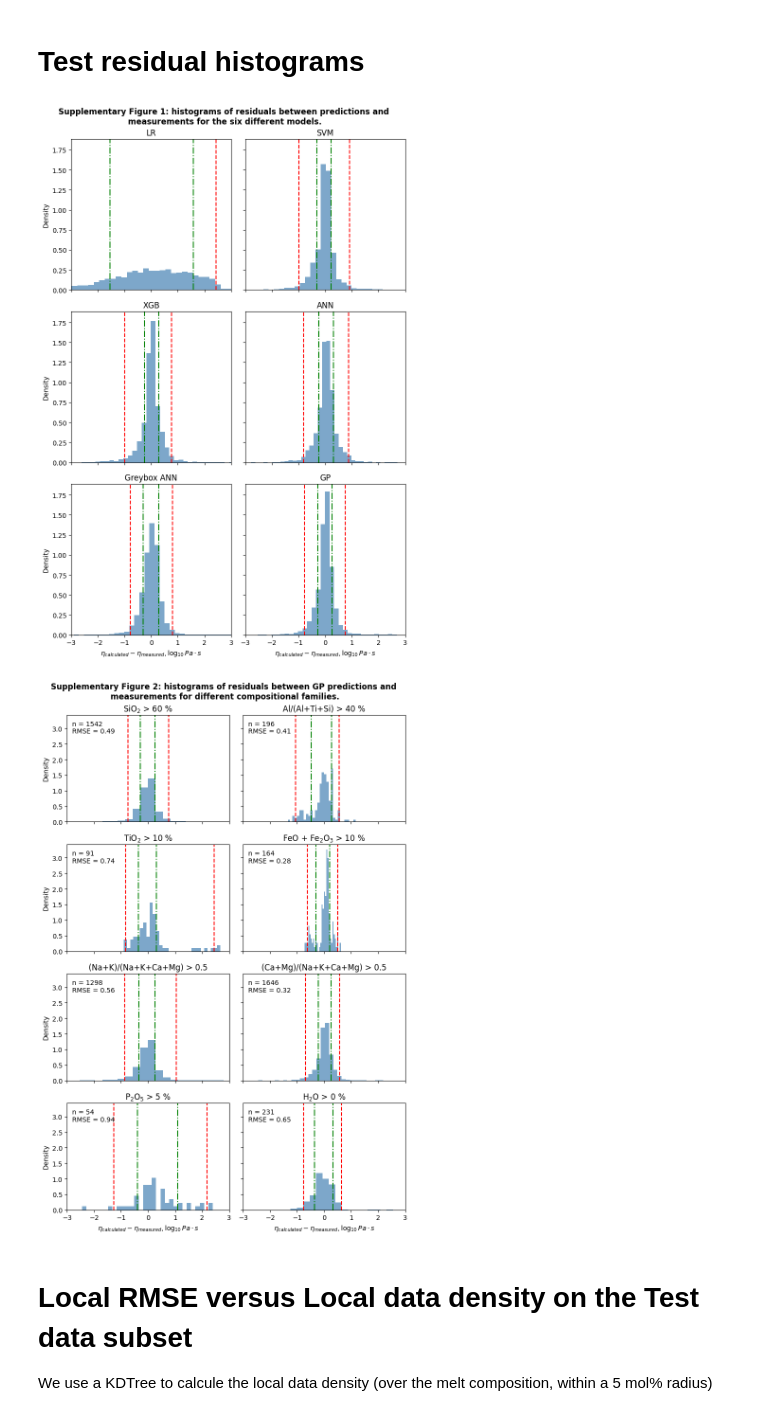
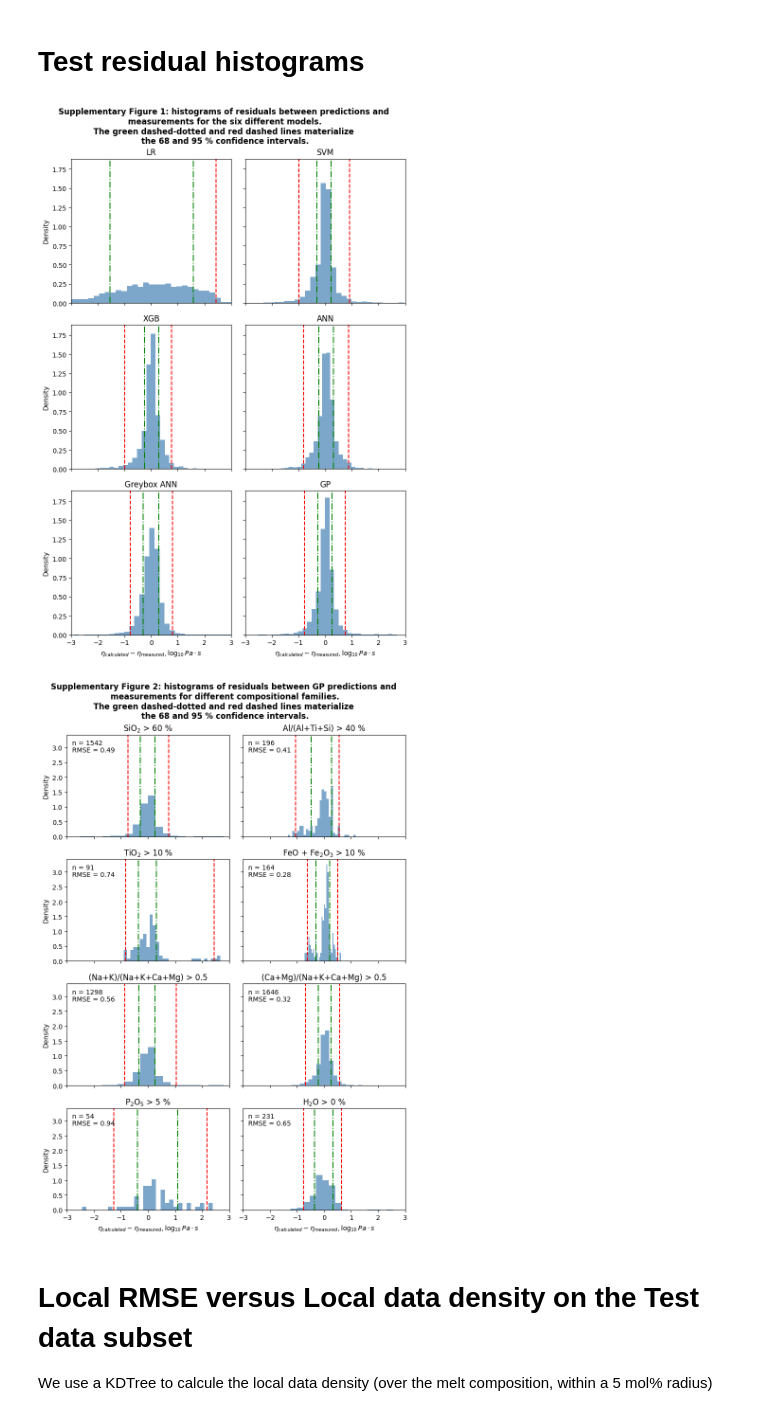
Before and after one commit to charlesll/gpvisc, a Jupyter notebook: code_paper_EPSL/7_performance_models.ipynb, the cells around one changed output. Saved outputs shown, nothing was run; the diff lists cells and outputs as text; code cells hidden in the pictures.

```diff
--- a/code_paper_EPSL/7_performance_models.ipynb
+++ b/code_paper_EPSL/7_performance_models.ipynb
@@ -343,7 +342,7 @@ handles, labels = axes[0].get_legend_handles_labels()
 #fig.legend(handles, labels, loc='upper center', ncol=4, fontsize='small', bbox_to_anchor=(0.5, 0.98))
 
 # Improve layout
-plt.suptitle("Supplementary Figure 1: histograms of residuals between predictions and \nmeasurements for the six different models.", fontweight='bold')
+plt.suptitle("Supplementary Figure 1: histograms of residuals between predictions and \nmeasurements for the six different models.\nThe green dashed-dotted and red dashed lines materialize \nthe 68 and 95 % confidence intervals.", fontweight='bold')
 plt.tight_layout()
 plt.savefig("./figures/Supplementary_Figure_1.pdf")
 
@@ -406,36 +405,36 @@ for i, ax in enumerate(axes):
     p84 = np.percentile(deviation, 84)  # Upper bound for 68%
     rmse = np.sqrt(np.mean(deviation**2))
 
     # Plot histogram
     ax.hist(deviation, density=True, bins=30, alpha=0.7, color='steelblue')
 
     # Add vertical lines for percentiles
     ax.axvline(p2_5, color='red', linestyle='--', label='$2.5^{th}$ per.')
     ax.axvline(p97_5, color='red', linestyle='--', label='$97.5^{th}$ per.')
     ax.axvline(p16, color='green', linestyle='-.', label='$16^{th}$ per.')
     ax.axvline(p84, color='green', linestyle='-.', label='$84^{th}$ per.')
 
     # Customize subplot
     ax.set_xlim(-3, 3)
     ax.set_title(name_list[i])
     ax.annotate("n = {}".format(number_points),
                  xy= (0.03,0.9),
                  xycoords="axes fraction")
     ax.annotate("RMSE = {:.2f}".format(rmse),
                  xy= (0.03,0.83),
                  xycoords="axes fraction")
 
     if i % 2 == 0:  # Left column
         ax.set_ylabel('Density')
     if i >= 6:  # Bottom row
         ax.set_xlabel('$\eta_{calculated}-\eta_{measured}, \log_{10} Pa \cdot s$')
 
-plt.suptitle("Supplementary Figure 2: histograms of residuals between GP predictions and \nmeasurements for different compositional families.", fontweight='bold')
+plt.suptitle("Supplementary Figure 2: histograms of residuals between GP predictions and \nmeasurements for different compositional families.\nThe green dashed-dotted and red dashed lines materialize \nthe 68 and 95 % confidence intervals.", fontweight='bold')
 plt.tight_layout()
 plt.savefig("./figures/Supplementary_Figure_2.pdf")
 # %% [output]
-[figure, old version]
+[figure, new version]
-[figure, old version]
+[figure, new version]
 # %% [markdown]
 # Local RMSE versus Local data density on the Test data subset
 
```
Also changed, not shown: parts of 2 cells of this notebook, 1 other file.
